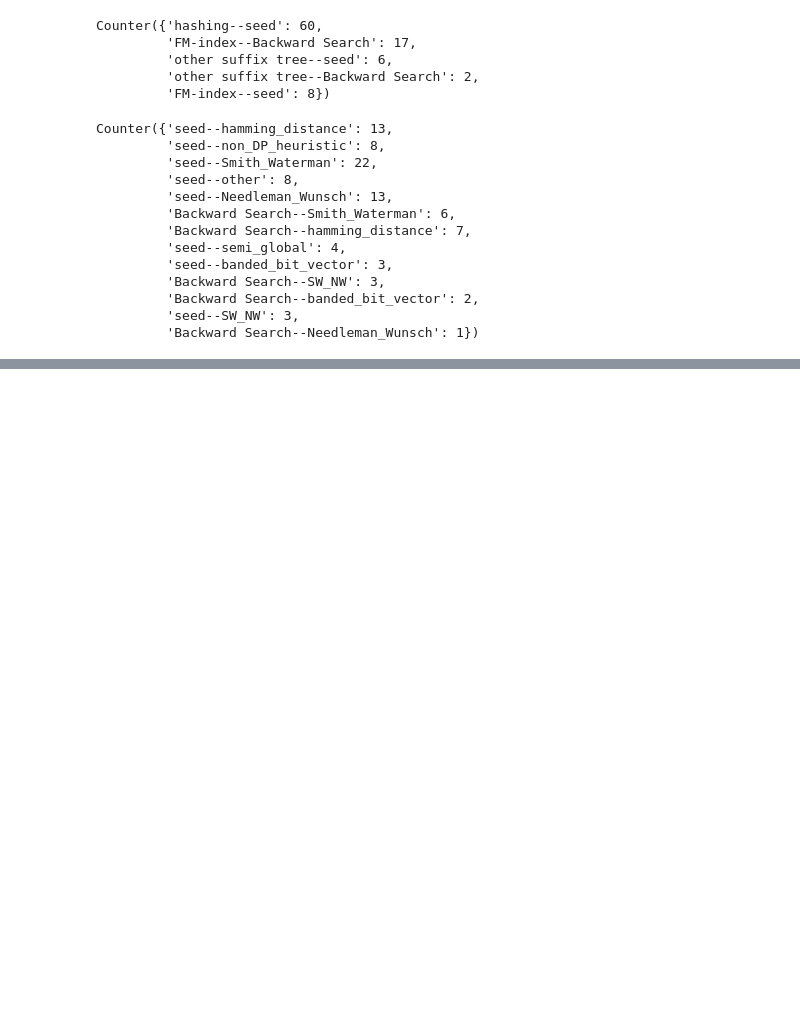
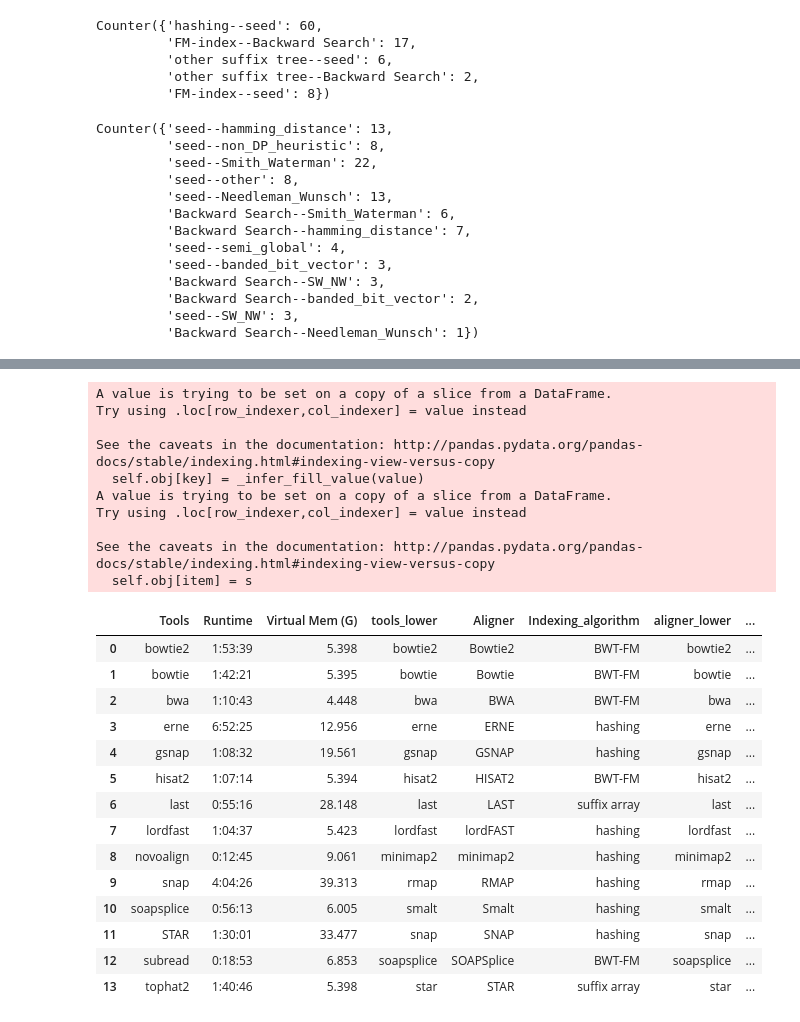
Before and after one commit to Mangul-Lab-USC/technology.dictates.algorithms, a Jupyter notebook: figure1.ipynb, the cells around one changed output, grey strips where cells are left out. Cells and saved outputs as stored; diff of their text form; code cells hidden in the pictures; blank space fills up the shorter version.

```diff
--- a/figure1.ipynb
+++ b/figure1.ipynb
@@ -998,0 +1133,36 @@ BokehUserWarning: ColumnDataSource's columns must be of the same length. Current
+# %%
+idx_rt = pd.read_csv('compare.tools.index.csv')
+data_index = data[['Aligner', 'Indexing_algorithm']]
+data_index.loc[:,'aligner_lower'] = data_index.loc[:,'Aligner'].str.lower()
+idx_rt.loc[:,'tools_lower'] = rt.loc[:,'Tools'].str.lower()
+rtidx = pd.merge(idx_rt, data_index, left_on='tools_lower', right_on='aligner_lower', how='inner')
+rtidx = rtidx.dropna()
+t = pd.DatetimeIndex(rtidx.loc[:,'Runtime'])
+rtidx.loc[:,'Runtime (minutes)'] = t.hour*60 + t.minute
+rtidx
+# %% [output]
+A value is trying to be set on a copy of a slice from a DataFrame.
+Try using .loc[row_indexer,col_indexer] = value instead
+
+See the caveats in the documentation: http://pandas.pydata.org/pandas-docs/stable/indexing.html#indexing-view-versus-copy
+  self.obj[key] = _infer_fill_value(value)
+A value is trying to be set on a copy of a slice from a DataFrame.
+Try using .loc[row_indexer,col_indexer] = value instead
+
+See the caveats in the documentation: http://pandas.pydata.org/pandas-docs/stable/indexing.html#indexing-view-versus-copy
+  self.obj[item] = s
+|  | Tools | Runtime | Virtual Mem (G) | tools_lower | Aligner | Indexing_algorithm | aligner_lower | ... |
+| 0 | bowtie2 | 1:53:39 | 5.398 | bowtie2 | Bowtie2 | BWT-FM | bowtie2 | ... |
+| 1 | bowtie | 1:42:21 | 5.395 | bowtie | Bowtie | BWT-FM | bowtie | ... |
+| 2 | bwa | 1:10:43 | 4.448 | bwa | BWA | BWT-FM | bwa | ... |
+| 3 | erne | 6:52:25 | 12.956 | erne | ERNE | hashing | erne | ... |
+| 4 | gsnap | 1:08:32 | 19.561 | gsnap | GSNAP | hashing | gsnap | ... |
+| 5 | hisat2 | 1:07:14 | 5.394 | hisat2 | HISAT2 | BWT-FM | hisat2 | ... |
+| 6 | last | 0:55:16 | 28.148 | last | LAST | suffix array | last | ... |
+| 7 | lordfast | 1:04:37 | 5.423 | lordfast | lordFAST | hashing | lordfast | ... |
+| 8 | novoalign | 0:12:45 | 9.061 | minimap2 | minimap2 | hashing | minimap2 | ... |
+| 9 | snap | 4:04:26 | 39.313 | rmap | RMAP | hashing | rmap | ... |
+| 10 | soapsplice | 0:56:13 | 6.005 | smalt | Smalt | hashing | smalt | ... |
+| 11 | STAR | 1:30:01 | 33.477 | snap | SNAP | hashing | snap | ... |
+| 12 | subread | 0:18:53 | 6.853 | soapsplice | SOAPSplice | BWT-FM | soapsplice | ... |
+| 13 | tophat2 | 1:40:46 | 5.398 | star | STAR | suffix array | star | ... |
```
Also changed, not shown: parts of 9 cells of this notebook, 10 other files.
